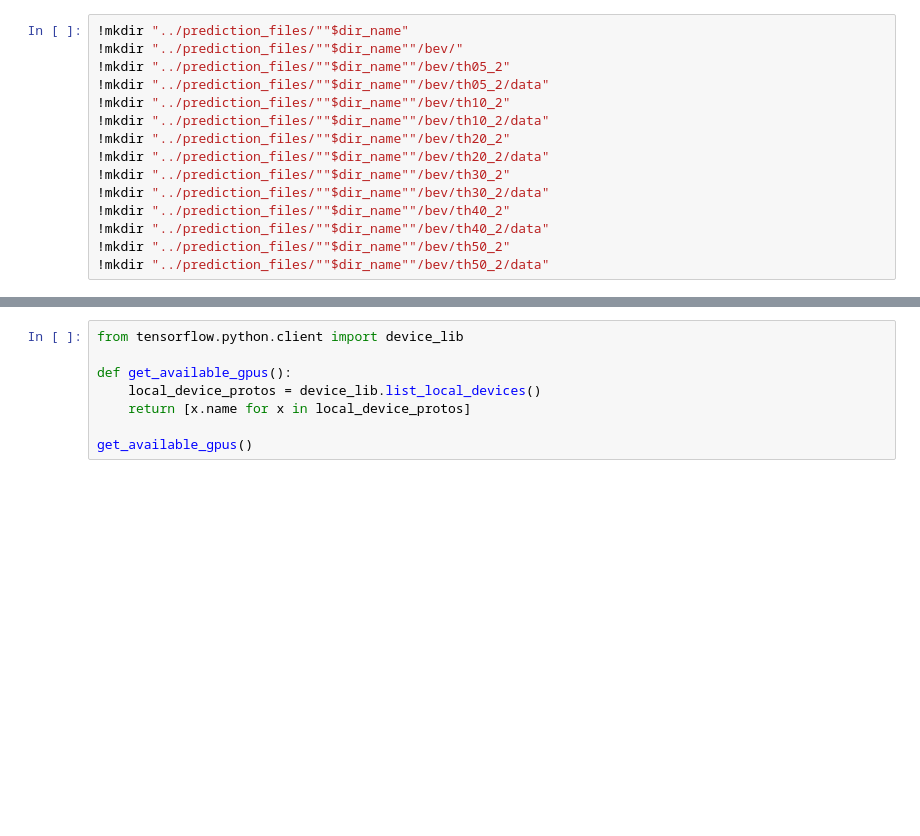
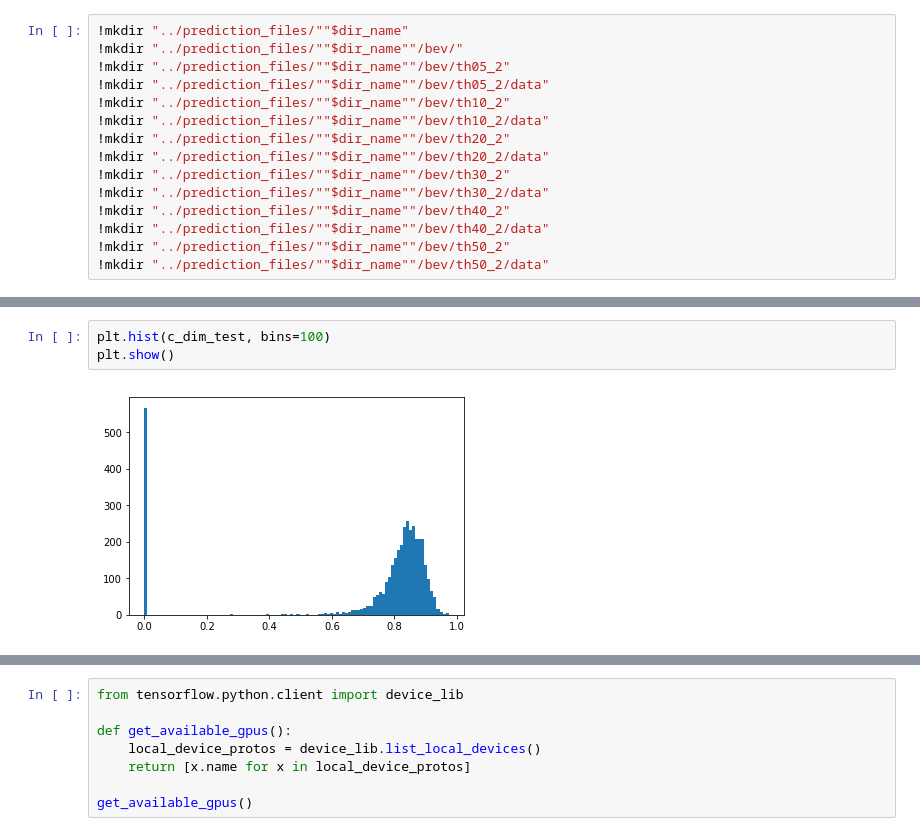
Before and after one commit to marmohamed/Multi-Modal-Fusion-For-3d-Object-Detection, a Jupyter notebook: src/Notebooks/write predictions.ipynb, the cells around one changed output, grey strips where cells are left out. Saved outputs shown, nothing was run; the diff lists cells and outputs as text; blank space fills up the shorter version.

```diff
--- a/src/Notebooks/write predictions.ipynb
+++ b/src/Notebooks/write predictions.ipynb
@@ -576,0 +1000,5 @@ rm: cannot remove '../prediction_files/predictions_uncertainity_epochs_30_best':
+# %%
+plt.hist(c_dim_test, bins=100)
+plt.show()
+# %% [output]
+[figure, added]
```
Also changed, not shown: parts of 58 cells of this notebook, 45 other files.
